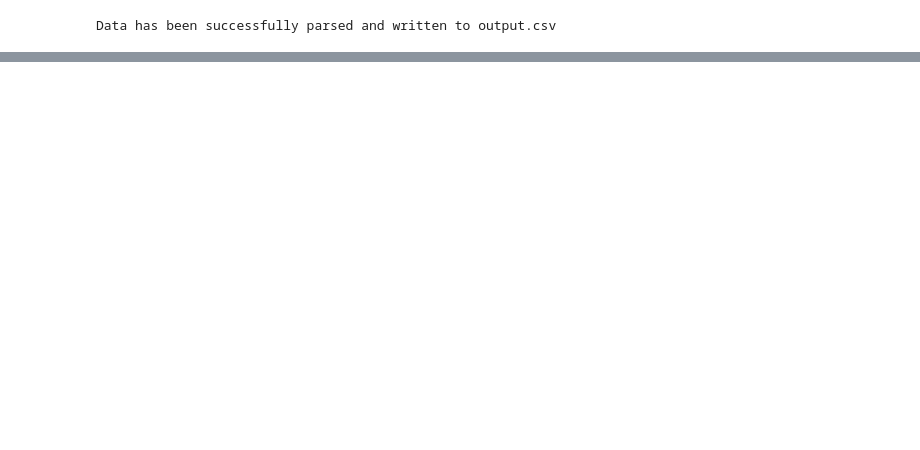
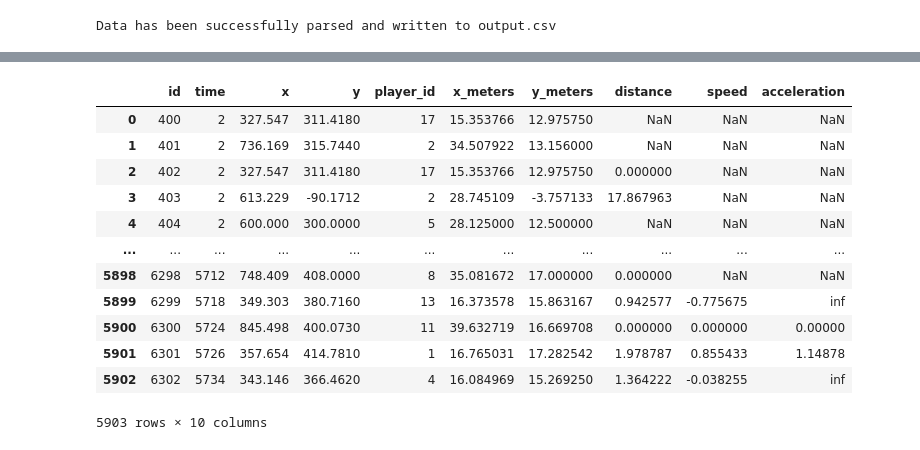
Before and after one commit to YouChipHockey/frontend-dashboard, a Jupyter notebook: analytic.ipynb, the cells around one changed output, grey strips where cells are left out. Saved outputs shown, nothing was run; the diff lists cells and outputs as text; code cells hidden in the pictures; blank space fills up the shorter version.

```diff
--- a/analytic.ipynb
+++ b/analytic.ipynb
@@ -419,0 +462,15 @@ Data has been successfully parsed and written to output.csv
+# %%
+import pandas as pd
+df = pd.read_csv('output_demo.csv')
+# %%
+# Преобразование координат в метры
+df['x_meters'] = df['x'] / 1280 * 60
+df['y_meters'] = df['y'] / 720 * 30
+
+# Рассчет расстояния, скорости и ускорения
+df['distance'] = df.groupby('player_id').apply(lambda group: ((group['x_meters'].diff())**2 + (group['y_meters'].diff())**2)**0.5).reset_index(level=0, drop=True)
+df['speed'] = df.groupby('player_id')['distance'].diff() / df['time'].diff()
+df['acceleration'] = df.groupby('player_id')['speed'].diff() / df['time'].diff()
+
+# Вывод результата
+print(df[['id', 'player_id', 'time', 'x_meters', 'y_meters', 'speed', 'acceleration']])
@@ -419,0 +492,16 @@ Data has been successfully parsed and written to output.csv
+# %%
+df
+# %% [output]
+|  | id | time | x | y | player_id | x_meters | y_meters | distance | speed | acceleration |
+| 0 | 400 | 2 | 327.547 | 311.4180 | 17 | 15.353766 | 12.975750 | NaN | NaN | NaN |
+| 1 | 401 | 2 | 736.169 | 315.7440 | 2 | 34.507922 | 13.156000 | NaN | NaN | NaN |
+| 2 | 402 | 2 | 327.547 | 311.4180 | 17 | 15.353766 | 12.975750 | 0.000000 | NaN | NaN |
+| 3 | 403 | 2 | 613.229 | -90.1712 | 2 | 28.745109 | -3.757133 | 17.867963 | NaN | NaN |
+| 4 | 404 | 2 | 600.000 | 300.0000 | 5 | 28.125000 | 12.500000 | NaN | NaN | NaN |
+| ... | ... | ... | ... | ... | ... | ... | ... | ... | ... | ... |
+| 5898 | 6298 | 5712 | 748.409 | 408.0000 | 8 | 35.081672 | 17.000000 | 0.000000 | NaN | NaN |
+| 5899 | 6299 | 5718 | 349.303 | 380.7160 | 13 | 16.373578 | 15.863167 | 0.942577 | -0.775675 | inf |
+| 5900 | 6300 | 5724 | 845.498 | 400.0730 | 11 | 39.632719 | 16.669708 | 0.000000 | 0.000000 | 0.00000 |
+| 5901 | 6301 | 5726 | 357.654 | 414.7810 | 1 | 16.765031 | 17.282542 | 1.978787 | 0.855433 | 1.14878 |
+| 5902 | 6302 | 5734 | 343.146 | 366.4620 | 4 | 16.084969 | 15.269250 | 1.364222 | -0.038255 | inf |
+5903 rows × 10 columns
```
Also changed, not shown: parts of 4 cells of this notebook, 11 other files.
